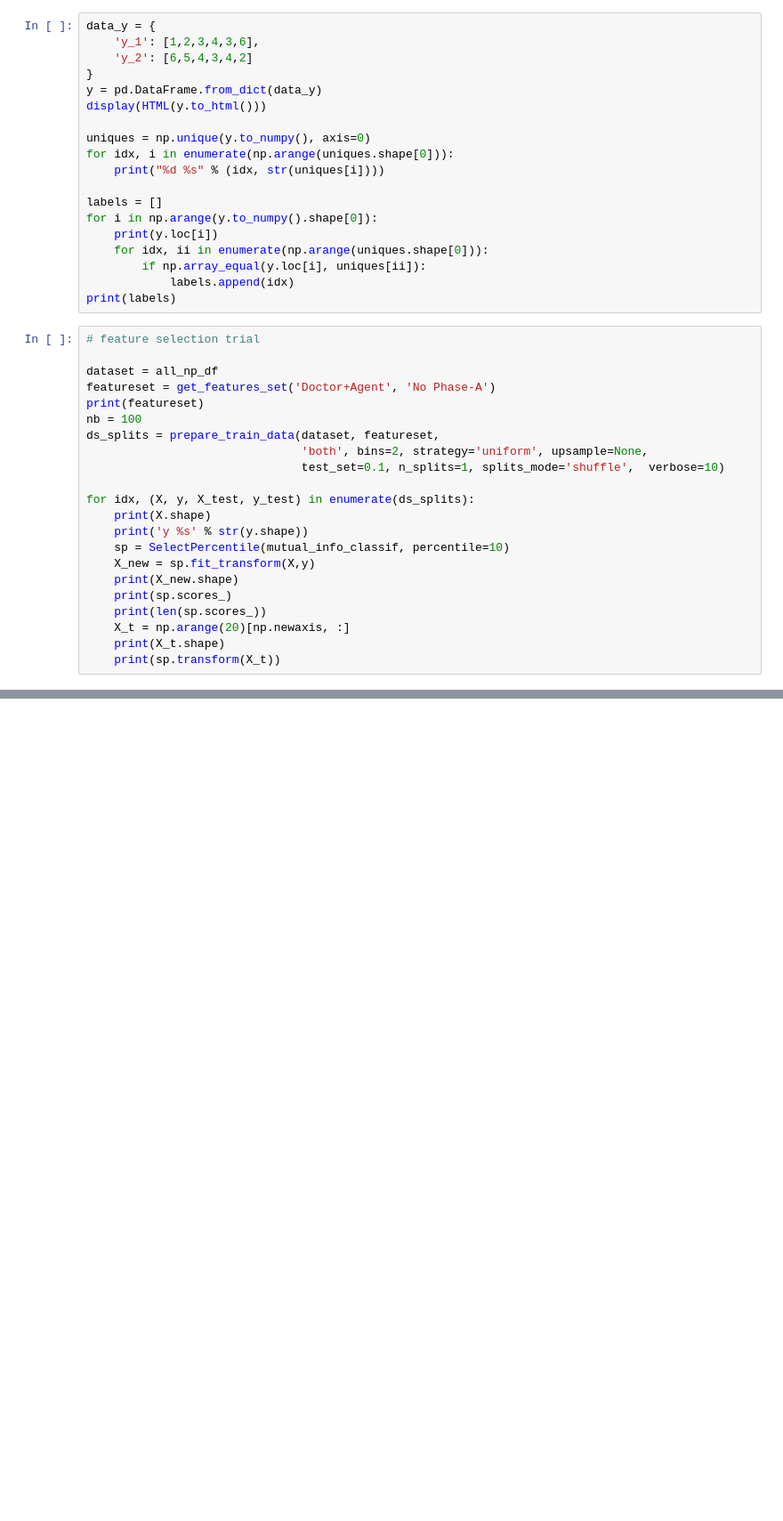
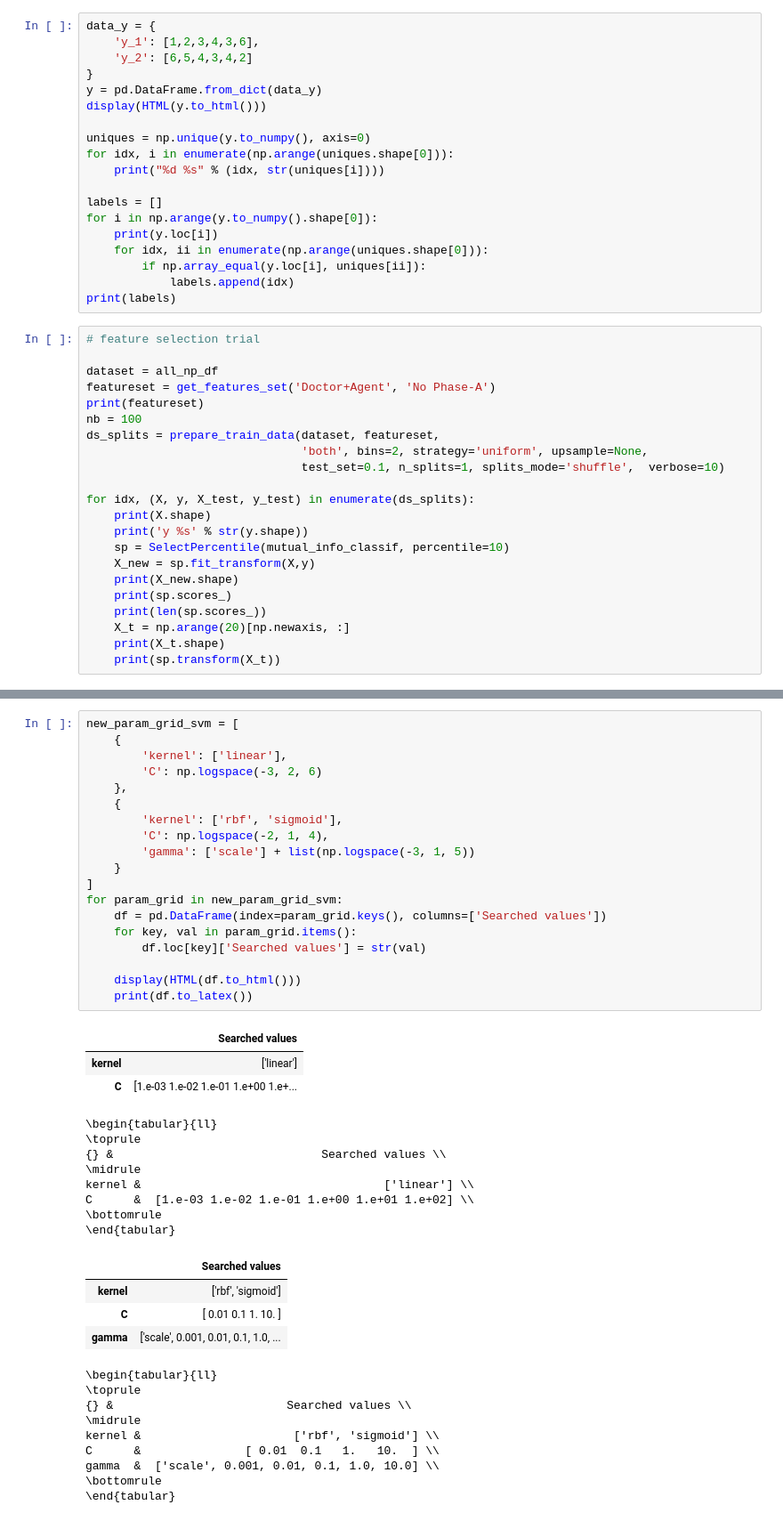
Before and after one commit to jbousque/predictionPresence, a Jupyter notebook: src/trash.ipynb, the cells around one changed output, grey strips where cells are left out. Shown at 89% size. Saved outputs shown, nothing was run; the diff lists cells and outputs as text; blank space fills up the shorter version.

```diff
--- a/src/trash.ipynb
+++ b/src/trash.ipynb
@@ -836,0 +903,44 @@ for idx, (X, y, X_test, y_test) in enumerate(ds_splits):
+# %%
+new_param_grid_svm = [
+    {
+        'kernel': ['linear'],
+        'C': np.logspace(-3, 2, 6)
+    },
+    {
+        'kernel': ['rbf', 'sigmoid'],
+        'C': np.logspace(-2, 1, 4),
+        'gamma': ['scale'] + list(np.logspace(-3, 1, 5))
+    }
+]
+for param_grid in new_param_grid_svm:
+    df = pd.DataFrame(index=param_grid.keys(), columns=['Searched values'])
+    for key, val in param_grid.items():
+        df.loc[key]['Searched values'] = str(val)
+
+    display(HTML(df.to_html()))
+    print(df.to_latex())
+# %% [output]
+|  | Searched values |
+| kernel | ['linear'] |
+| C | [1.e-03 1.e-02 1.e-01 1.e+00 1.e+... |
+\begin{tabular}{ll}
+\toprule
+{} &                              Searched values \\
+\midrule
+kernel &                                   ['linear'] \\
+C      &  [1.e-03 1.e-02 1.e-01 1.e+00 1.e+01 1.e+02] \\
+\bottomrule
+\end{tabular}
+|  | Searched values |
+| kernel | ['rbf', 'sigmoid'] |
+| C | [ 0.01 0.1 1. 10. ] |
+| gamma | ['scale', 0.001, 0.01, 0.1, 1.0, ... |
+\begin{tabular}{ll}
+\toprule
+{} &                         Searched values \\
+\midrule
+kernel &                      ['rbf', 'sigmoid'] \\
+C      &               [ 0.01  0.1   1.   10.  ] \\
+gamma  &  ['scale', 0.001, 0.01, 0.1, 1.0, 10.0] \\
+\bottomrule
+\end{tabular}
```
Also changed, not shown: parts of 6 cells of this notebook, 31 other files.
